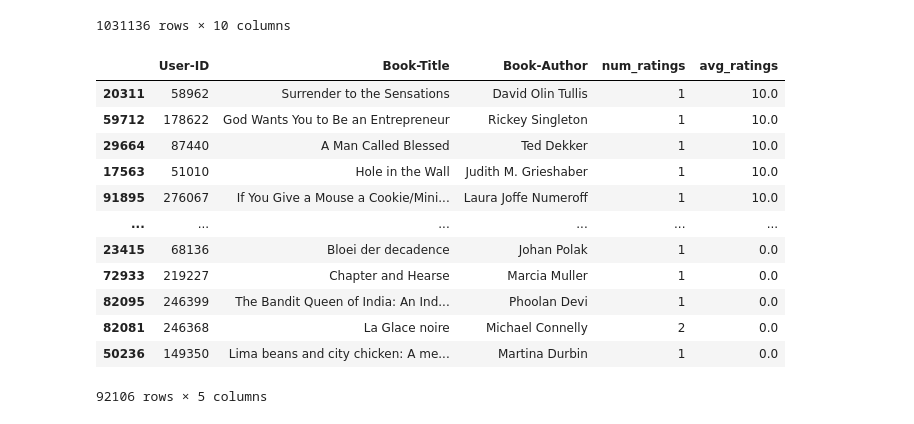
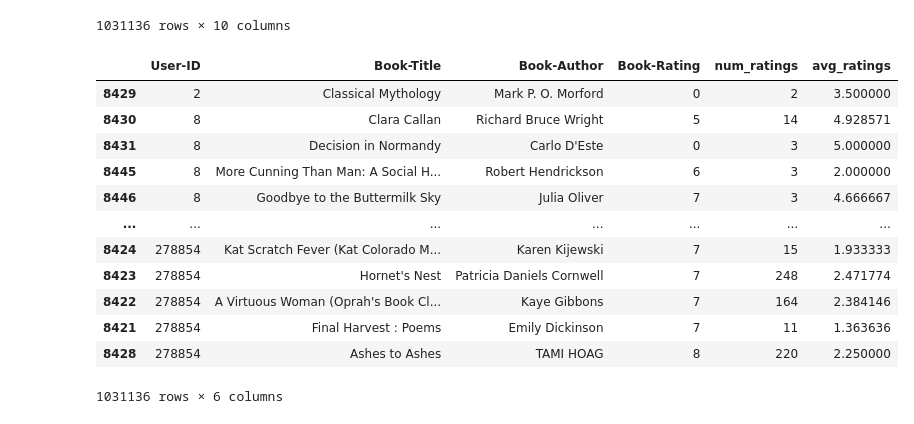
Before and after one commit to vidhan66/Book-Recommendation-System, a Jupyter notebook: Book_Recommendation_System.ipynb, the cells around one changed output. Cells and saved outputs as stored; diff of their text form; code cells hidden in the pictures.

Commit message:
Found each user preferences for CBF

```diff
--- a/Book_Recommendation_System.ipynb
+++ b/Book_Recommendation_System.ipynb
@@ -249,21 +249,21 @@ new_df
 | 1031135 | 276721 | 0590442449 | 10 | Fourth Grade Rats | Jerry Spinelli | 1996 | Scholastic | http://images.amazon.com/images/P... | ... |
 1031136 rows × 10 columns
 # %%
-preferences = new_df.merge(num_ratings,on='Book-Title').drop_duplicates('User-ID')
-preferences = preferences.merge(avg_ratings,on='Book-Title')[['User-ID','Book-Title','Book-Author','num_ratings','avg_ratings']]
-preferences = preferences.sort_values('avg_ratings',ascending=False)
-preferences
+CBF_data = new_df.merge(num_ratings,on='Book-Title')
+CBF_data = CBF_data.merge(avg_ratings,on='Book-Title')[['User-ID','Book-Title','Book-Author','Book-Rating','num_ratings','avg_ratings']]
+CBF_data = CBF_data.sort_values('User-ID')
+CBF_data
 # %% [output]
-|  | User-ID | Book-Title | Book-Author | num_ratings | avg_ratings |
-| 20311 | 58962 | Surrender to the Sensations | David Olin Tullis | 1 | 10.0 |
-| 59712 | 178622 | God Wants You to Be an Entrepreneur | Rickey Singleton | 1 | 10.0 |
-| 29664 | 87440 | A Man Called Blessed | Ted Dekker | 1 | 10.0 |
-| 17563 | 51010 | Hole in the Wall | Judith M. Grieshaber | 1 | 10.0 |
-| 91895 | 276067 | If You Give a Mouse a Cookie/Mini... | Laura Joffe Numeroff | 1 | 10.0 |
-| ... | ... | ... | ... | ... | ... |
-| 23415 | 68136 | Bloei der decadence | Johan Polak | 1 | 0.0 |
-| 72933 | 219227 | Chapter and Hearse | Marcia Muller | 1 | 0.0 |
-| 82095 | 246399 | The Bandit Queen of India: An Ind... | Phoolan Devi | 1 | 0.0 |
-| 82081 | 246368 | La Glace noire | Michael Connelly | 2 | 0.0 |
-| 50236 | 149350 | Lima beans and city chicken: A me... | Martina Durbin | 1 | 0.0 |
+|  | User-ID | Book-Title | Book-Author | Book-Rating | num_ratings | avg_ratings |
+| 8429 | 2 | Classical Mythology | Mark P. O. Morford | 0 | 2 | 3.500000 |
+| 8430 | 8 | Clara Callan | Richard Bruce Wright | 5 | 14 | 4.928571 |
+| 8431 | 8 | Decision in Normandy | Carlo D'Este | 0 | 3 | 5.000000 |
+| 8445 | 8 | More Cunning Than Man: A Social H... | Robert Hendrickson | 6 | 3 | 2.000000 |
+| 8446 | 8 | Goodbye to the Buttermilk Sky | Julia Oliver | 7 | 3 | 4.666667 |
+| ... | ... | ... | ... | ... | ... | ... |
+| 8424 | 278854 | Kat Scratch Fever (Kat Colorado M... | Karen Kijewski | 7 | 15 | 1.933333 |
+| 8423 | 278854 | Hornet's Nest | Patricia Daniels Cornwell | 7 | 248 | 2.471774 |
+| 8422 | 278854 | A Virtuous Woman (Oprah's Book Cl... | Kaye Gibbons | 7 | 164 | 2.384146 |
+| 8421 | 278854 | Final Harvest : Poems | Emily Dickinson | 7 | 11 | 1.363636 |
+| 8428 | 278854 | Ashes to Ashes | TAMI HOAG | 8 | 220 | 2.250000 |
-92106 rows × 5 columns
+1031136 rows × 6 columns
```
Also changed, not shown: parts of 1 cell of this notebook.
